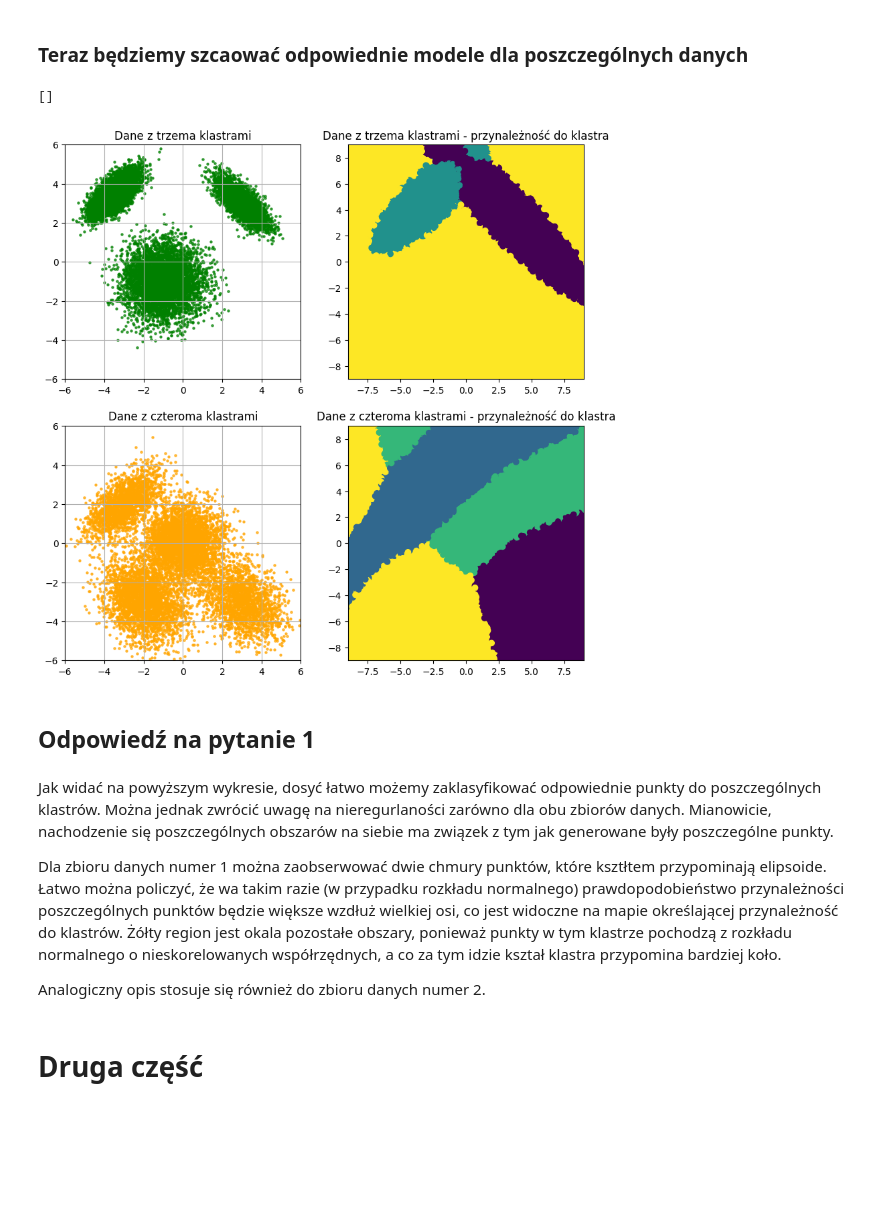
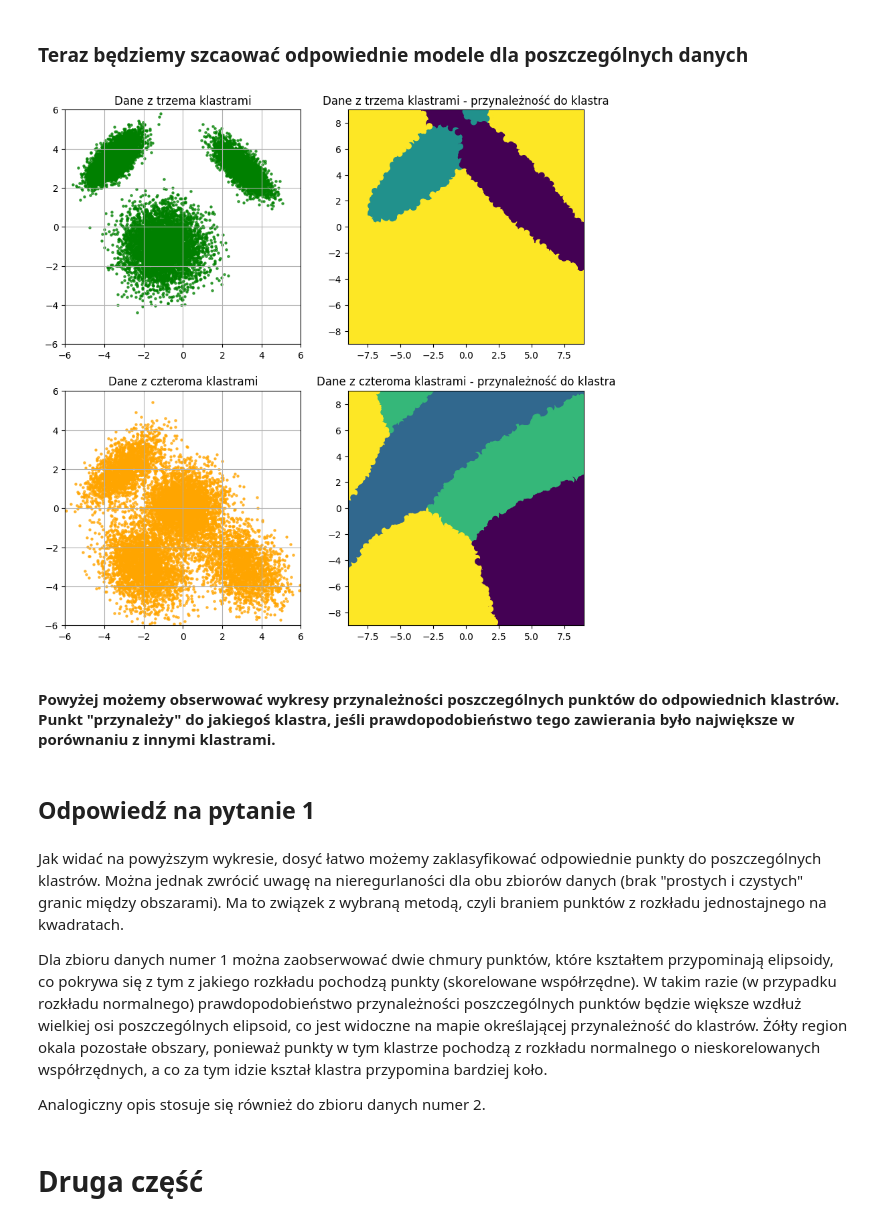
Before and after one commit to tomczj/ML24_25, a Jupyter notebook: 03_03_24/homework_2.ipynb, the cells around one changed output. Drawn from its saved outputs; the diff is of its cells as text; code cells hidden in the pictures; blank space fills up the shorter version.

```diff
--- a/03_03_24/homework_2.ipynb
+++ b/03_03_24/homework_2.ipynb
@@ -81,42 +82,43 @@ labels_for_model_2 = model_for_data_2.predict(data_2)
 # %%
 square = np.random.uniform(-10, 10, (100000, 2))
 boundary_1 = model_for_data_1.predict(square)
 boundary_2 = model_for_data_2.predict(square)
 
 fig, axs = plt.subplots(2, 2, figsize=(10, 10))
 
 axs[0,0].scatter(data_1[:, 0], data_1[:, 1], s=5, c = "green", alpha = 0.7)
 axs[0,0].grid()
 axs[0,0].set_xlim([-6,6])
 axs[0,0].set_ylim([-6,6])
 axs[0,0].set_title('Dane z trzema klastrami')
 
 axs[0,1].set_title('Dane z trzema klastrami - przynależność do klastra')
 axs[0,1].scatter(square[:,0],square[:,1], c = boundary_1, alpha = 1)
 axs[0,1].set_xlim([-9,9])
 axs[0,1].set_ylim([-9,9])
 
 axs[1,0].scatter(data_2[:, 0], data_2[:, 1], s=5, c = "orange", alpha = 0.7)
 axs[1,0].grid()
 axs[1,0].set_xlim([-6,6])
 axs[1,0].set_ylim([-6,6])
 axs[1,0].set_title('Dane z czteroma klastrami')
 
 axs[1,1].set_title('Dane z czteroma klastrami - przynależność do klastra')
 axs[1,1].scatter(square[:,0],square[:,1], c = boundary_2, alpha = 1)
 axs[1,1].set_xlim([-9,9])
 axs[1,1].set_ylim([-9,9])
 
-plt.plot()
+plt.show()
 # %% [output]
-[]
-[figure, old version]
+[figure, new version]
+# %% [markdown]
+#### Powyżej możemy obserwować wykresy przynależności poszczególnych punktów do odpowiednich klastrów. Punkt "przynależy" do jakiegoś klastra, jeśli prawdopodobieństwo tego zawierania było największe w porównaniu z innymi klastrami.
 # %% [markdown]
 ## Odpowiedź na pytanie 1
 # %% [markdown]
-Jak widać na powyższym wykresie, dosyć łatwo możemy zaklasyfikować odpowiednie punkty do poszczególnych klastrów. Można jednak zwrócić uwagę na nieregurlaności zarówno dla obu zbiorów danych. Mianowicie, nachodzenie się poszczególnych obszarów na siebie ma związek z tym jak generowane były poszczególne punkty.
+Jak widać na powyższym wykresie, dosyć łatwo możemy zaklasyfikować odpowiednie punkty do poszczególnych klastrów. Można jednak zwrócić uwagę na nieregurlaności dla obu zbiorów danych (brak "prostych i czystych" granic między obszarami). Ma to związek z wybraną metodą, czyli braniem punktów z rozkładu jednostajnego na kwadratach.
 
-Dla zbioru danych numer 1 można zaobserwować dwie chmury punktów, które ksztłtem przypominają elipsoide. Łatwo można policzyć, że wa takim razie (w przypadku rozkładu normalnego) prawdopodobieństwo przynależności poszczególnych punktów będzie większe wzdłuż wielkiej osi, co jest widoczne na mapie określającej przynależność do klastrów. Żółty region jest okala pozostałe obszary, ponieważ punkty w tym klastrze pochodzą z rozkładu normalnego o nieskorelowanych współrzędnych, a co za tym idzie kształ klastra przypomina bardziej koło.
+Dla zbioru danych numer 1 można zaobserwować dwie chmury punktów, które kształtem przypominają elipsoidy, co pokrywa się z tym z jakiego rozkładu pochodzą punkty (skorelowane współrzędne). W takim razie (w przypadku rozkładu normalnego) prawdopodobieństwo przynależności poszczególnych punktów będzie większe wzdłuż wielkiej osi poszczególnych elipsoid, co jest widoczne na mapie określającej przynależność do klastrów. Żółty region okala pozostałe obszary, ponieważ punkty w tym klastrze pochodzą z rozkładu normalnego o nieskorelowanych współrzędnych, a co za tym idzie kształ klastra przypomina bardziej koło.
 
 Analogiczny opis stosuje się również do zbioru danych numer 2.
 # %% [markdown]
```
Also changed, not shown: parts of 5 cells of this notebook, 1 other file.
